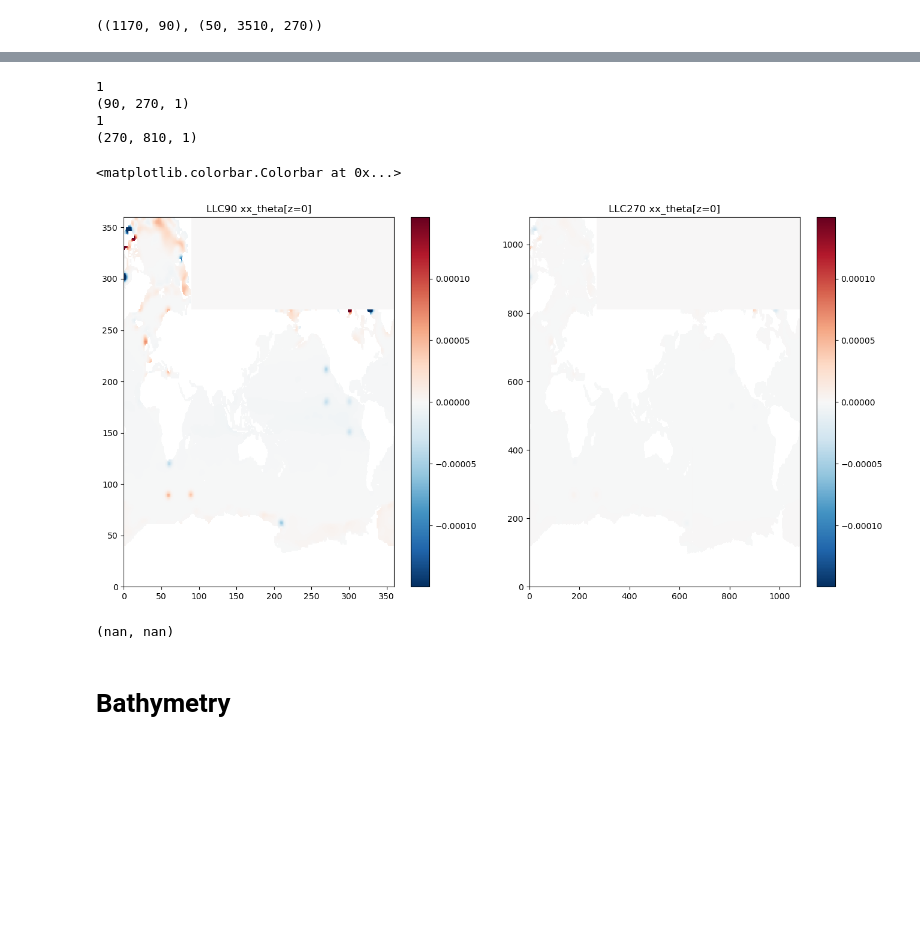
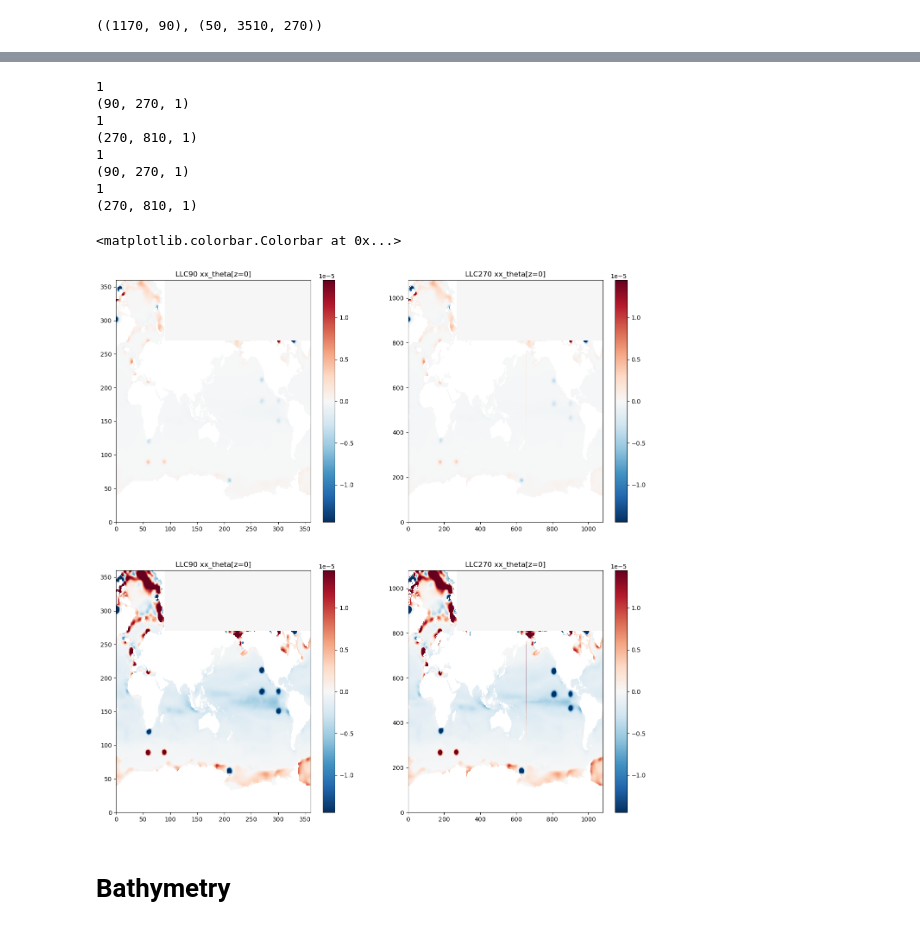
Before and after one commit to shoshanareich/jupyter_notebooks, a Jupyter notebook: multigrid_diva/xx_interp.ipynb, the cells around one changed output, grey strips where cells are left out. Drawn from its saved outputs; the diff is of its cells as text; code cells hidden in the pictures; blank space fills up the shorter version.

Commit message:
update xx_interp

```diff
--- a/multigrid_diva/xx_interp.ipynb
+++ b/multigrid_diva/xx_interp.ipynb
@@ -105,7 +83,7 @@ xc_hr = rdmds(dirrun_hr + 'XC')
 yc_hr = rdmds(dirrun_hr + 'YC')
 #yc_hr = grid_270.YC.values.reshape(nyh, nxh)
 
-# hfacc_hr = rdmds(dirrun_hr + 'hFacC')
+hfacc_hr = rdmds(dirrun_hr + 'hFacC')
 maskc_hr = rdmds(dirrun_hr + 'maskCtrlC')
 
 xc_lr.shape, maskc_hr.shape
@@ -181,38 +133,45 @@ def linear_interp(xx_lr):
 
     return xx_hr
 # %%
-
 # xx_aqh_hr = linear_interp(xx_theta)#*maskc_hr ## GET HFACC DATA
-#xx_atemp_hr = linear_interp(xx_atemp)#*maskc_hr[0,:,:] ## GET HFACC DATA
+# xx_atemp_hr = linear_interp(xx_atemp)#*maskc_hr[0,:,:] ## GET HFACC DATA
 # xx_diffkr_hr = linear_interp(xx_diffkr)#*maskc_hr
 # xx_etan_hr = linear_interp(xx_etan)#*maskc_hr[0,:,:]
 # xx_kapgm_hr = linear_interp(xx_kapgm)#*maskc_hr
 # xx_kapredi_hr = linear_interp(xx_kapredi)#*maskc_hr
 # xx_lwdown_hr = linear_interp(xx_lwdown)#*maskc_hr[0,:,:]
 # xx_precip_hr = linear_interp(xx_precip)#*maskc_hr[0,:,:]
-xx_salt_hr = linear_interp(xx_salt)#*maskc_hr
 # xx_swdown_hr = linear_interp(xx_swdown)#*maskc_hr[0,:,:]
 # xx_tauu_hr = linear_interp(xx_tauu)#*maskc_hr[0,:,:]
 # xx_tauv_hr = linear_interp(xx_tauv)#*maskc_hr[0,:,:]
-xx_theta_hr = linear_interp(xx_theta)#*maskc_hr
 # xx_uvel_hr = linear_interp(xx_uvel)#*maskc_hr
 # xx_vvel_hr = linear_interp(xx_vvel)#*maskc_hr
 
+xx_salt_hr = linear_interp(xx_salt, 3)
+xx_theta_hr = linear_interp(xx_theta, 3)
+
+xx_salt_hr_lrcost = linear_interp(xx_salt_lrcost, 3)
+xx_theta_hr_lrcost = linear_interp(xx_theta_lrcost, 3)
+
 # xx_aqh_hr[np.isnan(xx_aqh_hr)] = 0
-#xx_atemp_hr[np.isnan(xx_atemp_hr)] = 0
+# xx_atemp_hr[np.isnan(xx_atemp_hr)] = 0
 # xx_diffkr_hr[np.isnan(xx_diffkr_hr)] = 0
 # xx_etan_hr[np.isnan(xx_etan_hr)] = 0
 # xx_kapgm_hr[np.isnan(xx_kapgm_hr)] = 0
 # xx_kapredi_hr[np.isnan(xx_kapredi_hr)] = 0
 # xx_lwdown_hr[np.isnan(xx_lwdown_hr)] = 0
 # xx_precip_hr[np.isnan(xx_precip_hr)] = 0
-xx_salt_hr[np.isnan(xx_salt_hr)] = 0
 # xx_swdown_hr[np.isnan(xx_swdown_hr)] = 0
 # xx_tauu_hr[np.isnan(xx_tauu_hr)] = 0
 # xx_tauv_hr[np.isnan(xx_tauv_hr)] = 0
-xx_theta_hr[np.isnan(xx_theta_hr)] = 0
 # xx_uvel_hr[np.isnan(xx_uvel_hr)] = 0
 # xx_vvel_hr[np.isnan(xx_vvel_hr)] = 0
 
+xx_salt_hr[np.isnan(xx_salt_hr)] = 0
+xx_theta_hr[np.isnan(xx_theta_hr)] = 0
+
+xx_salt_hr_lrcost[np.isnan(xx_salt_hr_lrcost)] = 0
+xx_theta_hr_lrcost[np.isnan(xx_theta_hr_lrcost)] = 0
+
 # write_float64(dirrun_pup + 'xx_theta_linear.000000' + iter + '.data', xx_theta_hr)
 # write_float64(dirrun_pup + 'xx_atemp_linear.000000' + iter + '.data', xx_atemp_hr)
@@ -294,38 +229,49 @@ plt.show()
 # %%
 
-fig, axes = plt.subplots(1, 2, figsize=(16,8))
+fig, axes = plt.subplots(2, 2, figsize=(16,16))
 axes = axes.ravel()  # Flatten the 2D array of axes for easy indexing
 
 
 xx_theta[xx_theta == 0] = np.nan
 xx_theta_lrcost[xx_theta_lrcost == 0] = np.nan
 xx_theta_hr[xx_theta_hr == 0] = np.nan
+xx_theta_hr_lrcost[xx_theta_hr_lrcost == 0] = np.nan
 
 
-vmax = np.nanmax(abs(xx_theta_hr))
+vmax = np.nanmax(abs(xx_theta_hr))/10
 vmin = -vmax
 
 ax = axes[0]
-mesh = ax.pcolormesh(patchface3D(xx_theta_lrcost[0,:,:], nx, 1)[0,:,:], cmap='RdBu_r', vmin=vmin, vmax=vmax)
+mesh = ax.pcolormesh(patchface3D(xx_theta[0,:,:], nx, 1)[0,:,:], cmap='RdBu_r', vmin=vmin, vmax=vmax)
 ax.set_title('LLC90 xx_theta[z=0]')
 fig.colorbar(mesh, ax=ax)
 
 
 ax = axes[1]
 mesh = ax.pcolormesh(patchface3D(xx_theta_hr[0,:,:], nxh, 1)[0,:,:], cmap='RdBu_r', vmin=vmin, vmax=vmax)
 ax.set_title('LLC270 xx_theta[z=0]')
 fig.colorbar(mesh, ax=ax)
+
+ax = axes[2]
+mesh = ax.pcolormesh(patchface3D(xx_theta_lrcost[0,:,:], nx, 1)[0,:,:], cmap='RdBu_r', vmin=vmin, vmax=vmax)
+ax.set_title('LLC90 xx_theta[z=0]')
+fig.colorbar(mesh, ax=ax)
+
+
+ax = axes[3]
+mesh = ax.pcolormesh(patchface3D(xx_theta_hr_lrcost[0,:,:], nxh, 1)[0,:,:], cmap='RdBu_r', vmin=vmin, vmax=vmax)
+ax.set_title('LLC270 xx_theta[z=0]')
+fig.colorbar(mesh, ax=ax)
 # %% [output]
 1
 (90, 270, 1)
 1
 (270, 810, 1)
+1
+(90, 270, 1)
+1
+(270, 810, 1)
 <matplotlib.colorbar.Colorbar at 0x...>
-[figure, old version]
+[figure, new version]
-# %%
-np.min(xx_salt), np.min(xx_salt_hr)
-np.max(xx_salt), np.max(xx_salt_hr)
-# %% [output]
-(nan, nan)
 # %%
 # write_float32(dirrun_pup + 'xx_hires/xx_aqh.000000' + iter + '.data', xx_aqh_hr)
```
Also changed, not shown: parts of 12 cells of this notebook.
